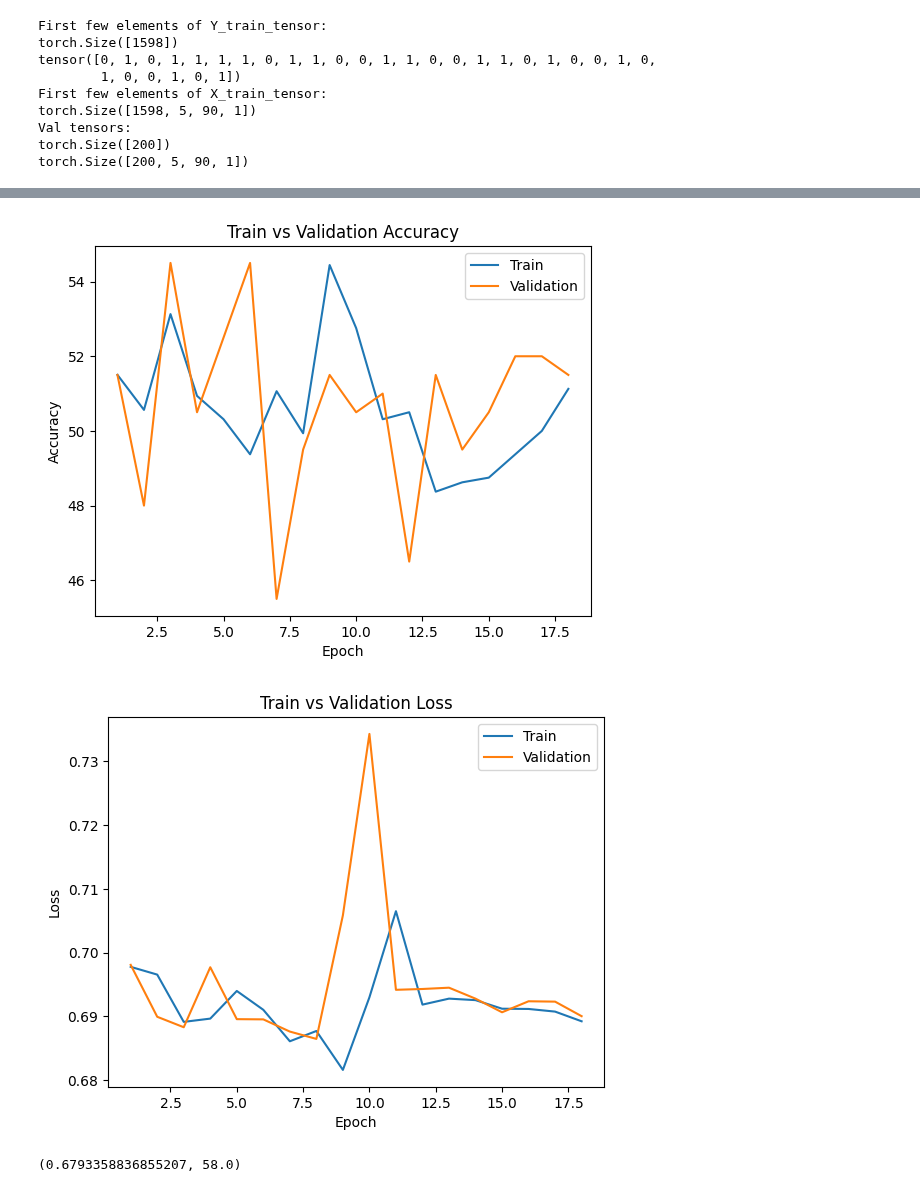
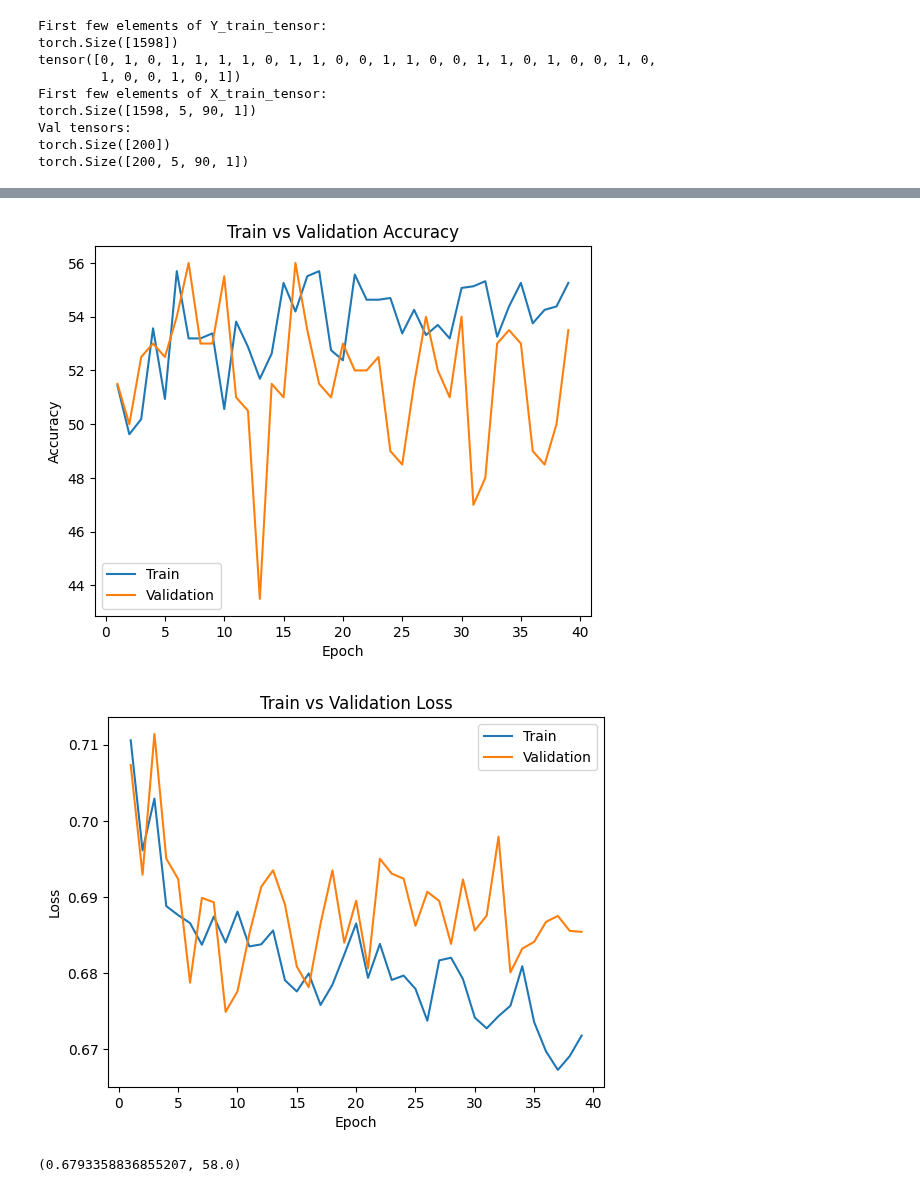
Before and after one commit to antoinevilain001/aps360project, a Jupyter notebook: antoine/cnn-ltsm3.ipynb, the cells around one changed output, grey strips where cells are left out. Saved outputs shown, nothing was run; the diff lists cells and outputs as text; code cells hidden in the pictures.

```diff
--- a/antoine/cnn-ltsm3.ipynb
+++ b/antoine/cnn-ltsm3.ipynb
@@ -191,7 +191,6 @@ class AntoineNet(nn.Module):
         # CNN Layers
         self.conv1 = nn.Conv2d(1, 16, kernel_size=(3, 3), padding=1)
         self.conv2 = nn.Conv2d(16, 32, kernel_size=(3, 3), padding=1)
-        self.conv3 = nn.Conv2d(32, 32, kernel_size=(3, 3), padding=1)
         self.pool = nn.MaxPool2d(kernel_size=(2, 2), stride=2)
         self.relu = nn.ReLU()
         self.dropout = nn.Dropout(0.1)  # Dropout layer
@@ -209,22 +208,22 @@ class AntoineNet(nn.Module):
     def _compute_linear_input_size(self):
         with torch.no_grad():
             x = torch.zeros(1, 1, 5, 90)  # Dummy input
-            x = self.pool(self.relu(self.conv1(x)))
+            #x = self.pool(self.relu(self.conv1(x)))
+            x = self.relu(self.conv1(x))
             x = self.dropout(x)  # Apply dropout
-            x = self.pool(self.relu(self.conv2(x)))
+            #x = self.pool(self.relu(self.conv2(x)))
+            x = self.relu(self.conv2(x))
             x = self.dropout(x)  # Apply dropout
-            x = self.conv3(x)
             x = x.permute(0, 2, 1, 3).contiguous()  # Change to (batch, time_steps, channels, features)
             x = x.view(x.size(0), x.size(1), -1)  # Flatten last two dimensions
             self._to_linear = x.shape[2]  # Extract feature size per timestep
 
     def forward(self, x):
         x = x.view(-1, 1, 5, 90)  # Ensure correct shape
-        x = self.pool(self.relu(self.conv1(x)))
+        x = self.relu(self.conv1(x))
         x = self.dropout(x)  # Apply dropout after conv1
-        x = self.pool(self.relu(self.conv2(x)))
+        x = self.relu(self.conv2(x))
         x = self.dropout(x)  # Apply dropout after conv2
-        x = self.conv3(x)
 
         # Reshape for LSTM (batch, time_steps, features)
         x = x.permute(0, 2, 1, 3).contiguous()  # (batch, time_steps, channels, features)
@@ -249,6 +248,6 @@ val_loader = DataLoader(val_dataset, batch_size=batch_size, shuffle=False)
 
 # Train Model
 #my_model = train_and_validate(model=my_model, train_loader=sanity_loader, val_loader=sanity_loader, epochs=100, patience=100)
-my_model = train_and_validate(model=my_model, train_loader=train_loader, val_loader=val_loader, epochs=200, patience=10, print_every=1)
+my_model = train_and_validate(model=my_model, train_loader=train_loader, val_loader=val_loader, epochs=200, patience=30, print_every=1)
 # %% [output]
 Epoch [1/200]
@@ -271,5 +270,5 @@ Best val loss: 0.6864666938781738
-[figure, old version]
+[figure, new version]
-[figure, old version]
+[figure, new version]
 # %%
 def evaluate_model(model, val_loader):
     criterion = nn.BCEWithLogitsLoss()
```
Also changed, not shown: parts of 1 cell of this notebook.
